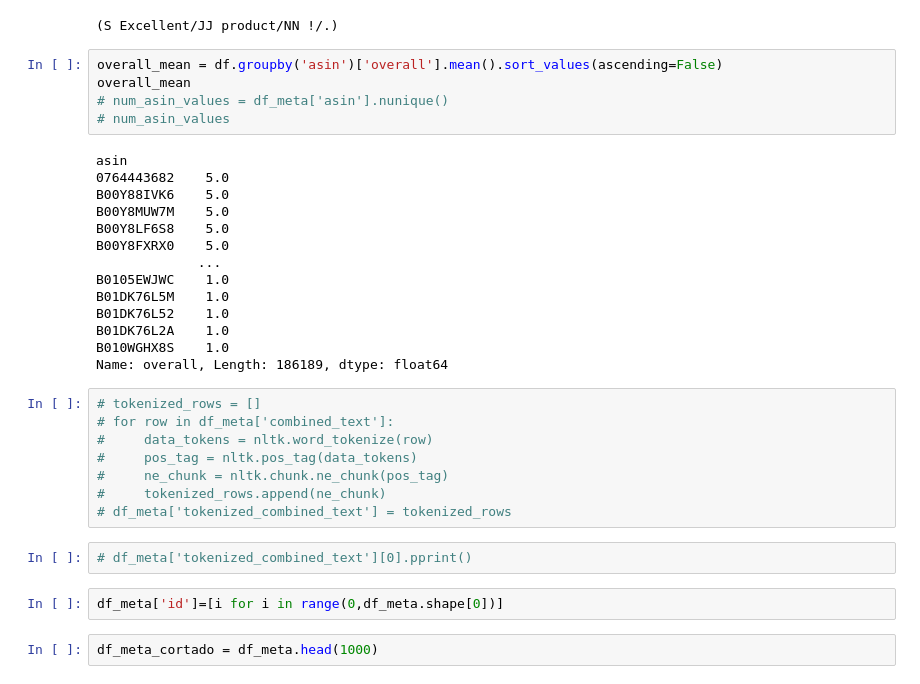
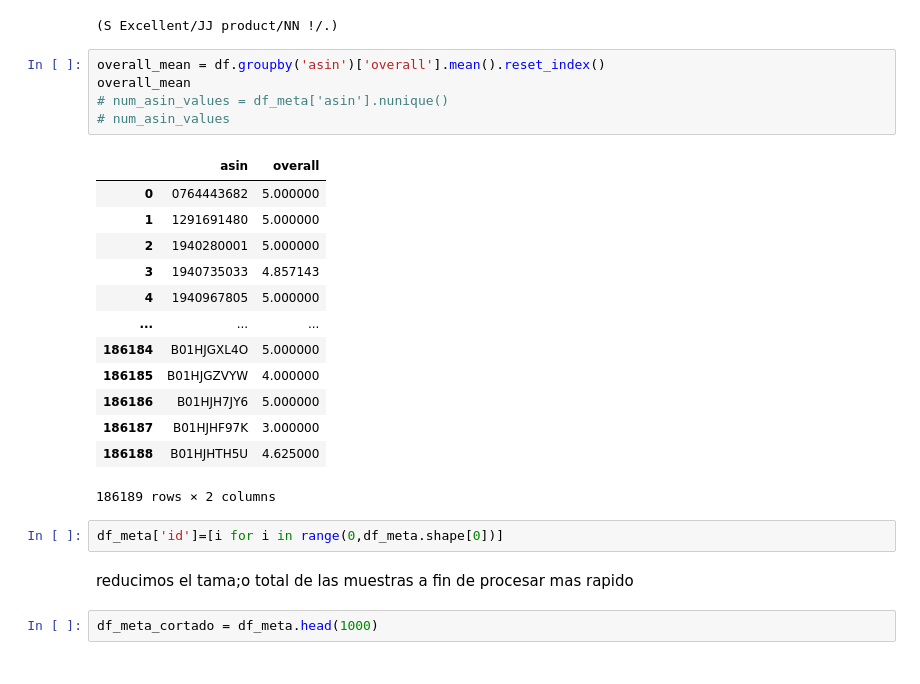
Before and after one commit to EmilioGinzo/fuzzy-recommendation-system-, a Jupyter notebook: analisis.ipynb, the cells around one changed output. Saved outputs shown, nothing was run; the diff lists cells and outputs as text.

Commit message:
similaridad, item ID, item Asin y overall mean

```diff
--- a/analisis.ipynb
+++ b/analisis.ipynb
@@ -149,36 +142,28 @@ entities.pprint()
 # %% [output]
 (S Excellent/JJ product/NN !/.)
 # %%
-overall_mean = df.groupby('asin')['overall'].mean().sort_values(ascending=False)
+overall_mean = df.groupby('asin')['overall'].mean().reset_index()
 overall_mean
 # num_asin_values = df_meta['asin'].nunique()
 # num_asin_values
 # %% [output]
+|  | asin | overall |
+| 0 | 0764443682 | 5.000000 |
+| 1 | 1291691480 | 5.000000 |
+| 2 | 1940280001 | 5.000000 |
+| 3 | 1940735033 | 4.857143 |
+| 4 | 1940967805 | 5.000000 |
+| ... | ... | ... |
+| 186184 | B01HJGXL4O | 5.000000 |
+| 186185 | B01HJGZVYW | 4.000000 |
+| 186186 | B01HJH7JY6 | 5.000000 |
+| 186187 | B01HJHF97K | 3.000000 |
+| 186188 | B01HJHTH5U | 4.625000 |
-asin
-0764443682    5.0
-B00Y88IVK6    5.0
-B00Y8MUW7M    5.0
-B00Y8LF6S8    5.0
-B00Y8FXRX0    5.0
-             ...
-B0105EWJWC    1.0
-B01DK76L5M    1.0
-B01DK76L52    1.0
-B01DK76L2A    1.0
-B010WGHX8S    1.0
-Name: overall, Length: 186189, dtype: float64
+186189 rows × 2 columns
-# %%
-# tokenized_rows = []
-# for row in df_meta['combined_text']:
-#     data_tokens = nltk.word_tokenize(row)
-#     pos_tag = nltk.pos_tag(data_tokens)
-#     ne_chunk = nltk.chunk.ne_chunk(pos_tag)
-#     tokenized_rows.append(ne_chunk)
-# df_meta['tokenized_combined_text'] = tokenized_rows
-# %%
-# df_meta['tokenized_combined_text'][0].pprint()
 # %%
 df_meta['id']=[i for i in range(0,df_meta.shape[0])]
+# %% [markdown]
+reducimos el tama;o total de las muestras a fin de procesar mas rapido
 # %%
 df_meta_cortado = df_meta.head(1000)
 # %%
```
Also changed, not shown: parts of 8 cells of this notebook.
